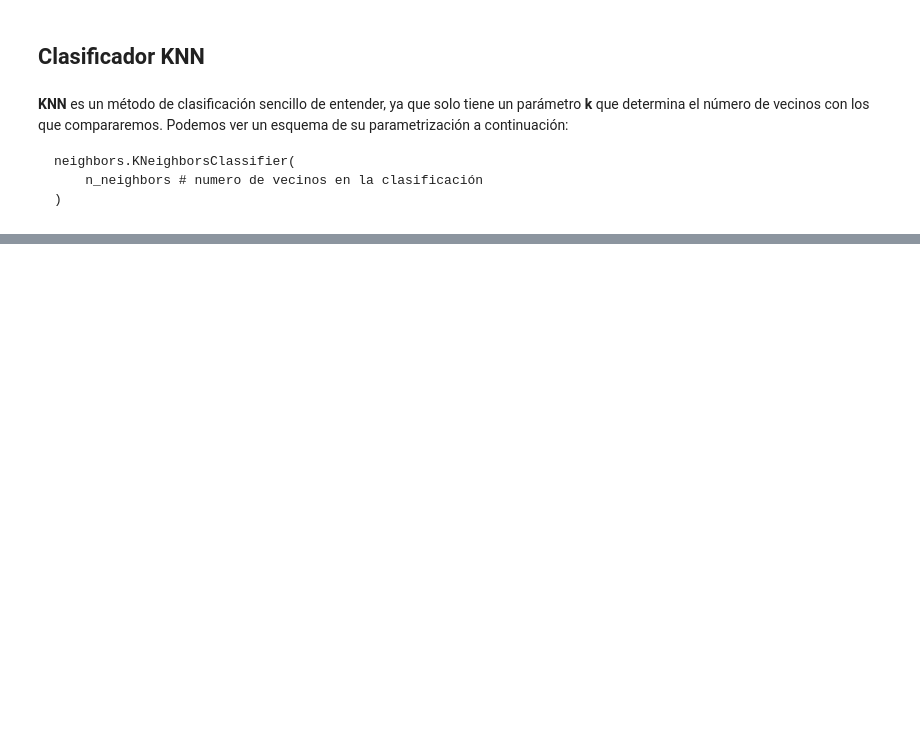
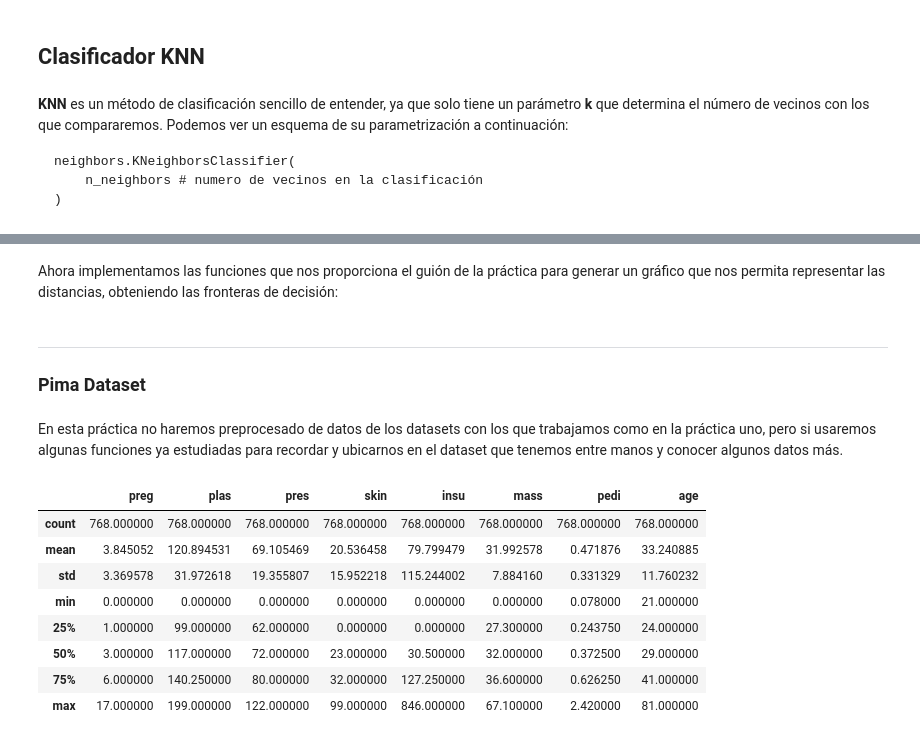
Before and after one commit to franm3e/Data-Mining, a Jupyter notebook: Práctica2-Clasificación_supervisada_en_scikit-learn.ipynb, the cells around one changed output, grey strips where cells are left out. Drawn from its saved outputs; the diff is of its cells as text; code cells hidden in the pictures; blank space fills up the shorter version.

```diff
--- a/Práctica2-Clasificación_supervisada_en_scikit-learn.ipynb
+++ b/Práctica2-Clasificación_supervisada_en_scikit-learn.ipynb
@@ -53,4 +91,15 @@ Ahora importamos los **datasets** disponibles en campusvirtual y los separamos e
 # %%
-df = pd.read_csv("./data/pima.csv", dtype={ "label": 'category'})
-dfAttributes = df.drop('label', 1)
-dfLabel = df['label']
+def definirDataset(datasetname):
+    df = pd.read_csv("../data/"+datasetname+".csv", dtype={ "label": 'category'})
+
+    dfAttributes = df.drop('label', 1)
+    dfLabel = df['label']
+
+    train_atts, test_atts, train_label, test_label = train_test_split(
+    dfAttributes,
+    dfLabel,
+    test_size=0.2,
+    random_state=seed,
+    stratify=dfLabel)
+
+    return df, dfAttributes, dfLabel, train_atts, test_atts, train_label, test_label
@@ -65,14 +105,0 @@ train_atts, test_atts, train_label, test_label = train_test_split(
-# %%
-def definirDataset(datasetname):
-    df = pd.read_csv("./data/"+datasetname+".csv", dtype={ "label": 'category'})
-    dfAttributes = df.drop('label', 1)
-    dfLabel = df['label']
-
-    train_atts, test_atts, train_label, test_label = train_test_split(
-    dfAttributes,
-    dfLabel,
-    test_size=0.2,
-    random_state=seed,
-    stratify=dfLabel)
-
-    return train_atts, test_atts, train_label, test_label
@@ -178,3 +195,5 @@ pintar()
+# %% [markdown]
+Ahora implementamos las funciones que nos proporciona el guión de la práctica para generar un gráfico que nos permita representar las distancias, obteniendo las fronteras de decisión:
 # %%
 def classifierPrintBoundaries(model, train_atts, train_label, test_atts, test_label):
 
@@ -207,3 +226,21 @@ def classifierPrintBoundaries(model, train_atts, train_label, test_atts, test_la
         sns.regplot(x=att1_name, y=att2_name, data=test_atts,
                    fit_reg=False,
                    scatter_kws={'color': colorObservations,  'lw': 1, 'edgecolor':'#FFFFFF'})
+# %% [markdown]
+---
+### Pima Dataset
+# %% [markdown]
+En esta práctica no haremos preprocesado de datos de los datasets con los que trabajamos como en la práctica uno, pero si usaremos algunas funciones ya estudiadas para recordar y ubicarnos en el dataset que tenemos entre manos y conocer algunos datos más.
+# %%
+df, dfAttributes, dfLabel, train_atts, test_atts, train_label, test_label = definirDataset("pima")
+df.describe()
+# %% [output]
+|  | preg | plas | pres | skin | insu | mass | pedi | age |
+| count | 768.000000 | 768.000000 | 768.000000 | 768.000000 | 768.000000 | 768.000000 | 768.000000 | 768.000000 |
+| mean | 3.845052 | 120.894531 | 69.105469 | 20.536458 | 79.799479 | 31.992578 | 0.471876 | 33.240885 |
+| std | 3.369578 | 31.972618 | 19.355807 | 15.952218 | 115.244002 | 7.884160 | 0.331329 | 11.760232 |
+| min | 0.000000 | 0.000000 | 0.000000 | 0.000000 | 0.000000 | 0.000000 | 0.078000 | 21.000000 |
+| 25% | 1.000000 | 99.000000 | 62.000000 | 0.000000 | 0.000000 | 27.300000 | 0.243750 | 24.000000 |
+| 50% | 3.000000 | 117.000000 | 72.000000 | 23.000000 | 30.500000 | 32.000000 | 0.372500 | 29.000000 |
+| 75% | 6.000000 | 140.250000 | 80.000000 | 32.000000 | 127.250000 | 36.600000 | 0.626250 | 41.000000 |
+| max | 17.000000 | 199.000000 | 122.000000 | 99.000000 | 846.000000 | 67.100000 | 2.420000 | 81.000000 |
```
Also changed, not shown: parts of 61 cells of this notebook.
